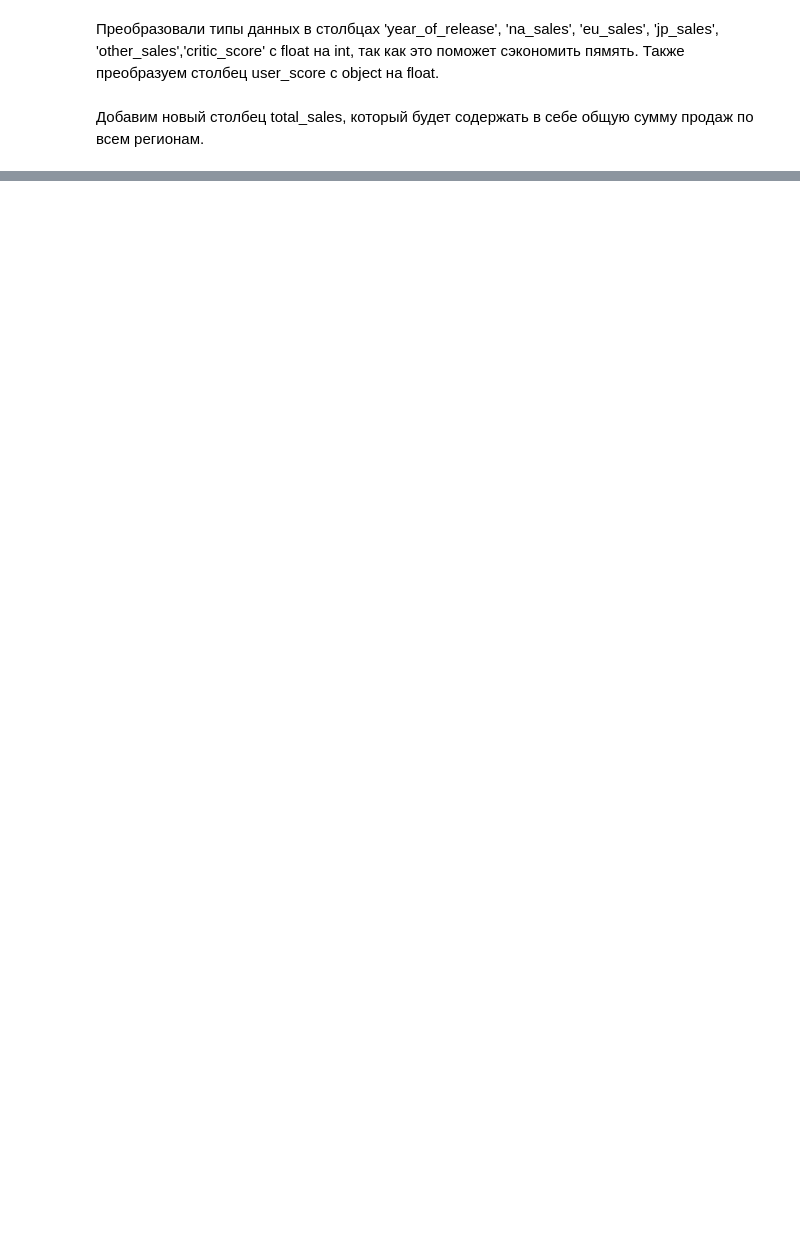
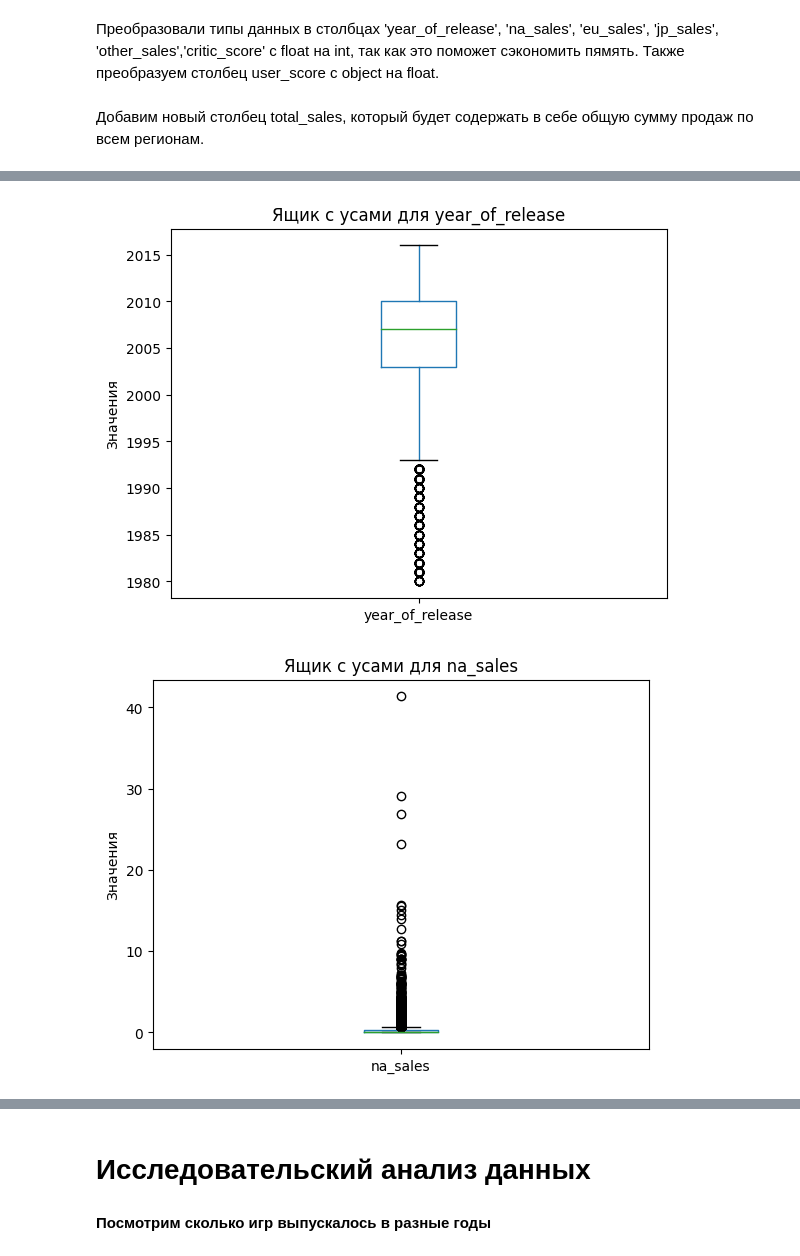
Before and after one commit to ivangolt/yandex_practicum-ds, a Jupyter notebook: 07.FirstModuleProject/07.FirstModuleProject.ipynb, the cells around one changed output, grey strips where cells are left out. Cells and saved outputs as stored; diff of their text form; code cells hidden in the pictures; blank space fills up the shorter version.

```diff
--- a/07.FirstModuleProject/07.FirstModuleProject.ipynb
+++ b/07.FirstModuleProject/07.FirstModuleProject.ipynb
@@ -328,3 +345,18 @@ games_df.head()
 | 2 | Mario Kart Wii | Wii | 2008 | Racing | 15.68 | 12.76 | 3.79 | 3.29 | 35.52 | ... |
 | 3 | Wii Sports Resort | Wii | 2009 | Sports | 15.61 | 10.93 | 3.28 | 2.95 | 32.77 | ... |
 | 4 | Pokemon Red/Pokemon Blue | GB | 1996 | Role-Playing | 11.27 | 8.89 | 10.22 | 1.00 | 31.38 | ... |
+# %%
+numeric_columns = games_df.select_dtypes(include=['number'])
+
+for column in numeric_columns.columns:
+    plt.figure()
+    numeric_columns.boxplot(column=column)
+    plt.title(f'Ящик с усами для {column}')
+    plt.ylabel('Значения')
+    plt.grid(False)
+
+# Отображаем все графики
+plt.show()
+# %% [output]
+[figure, added]
+[figure, added]
@@ -330,0 +369,4 @@ games_df.head()
+# %% [markdown]
+# Исследовательский анализ данных
+# %% [markdown]
+**Посмотрим сколько игр выпускалось в разные годы**
```
Also changed, not shown: parts of 100 cells of this notebook.
